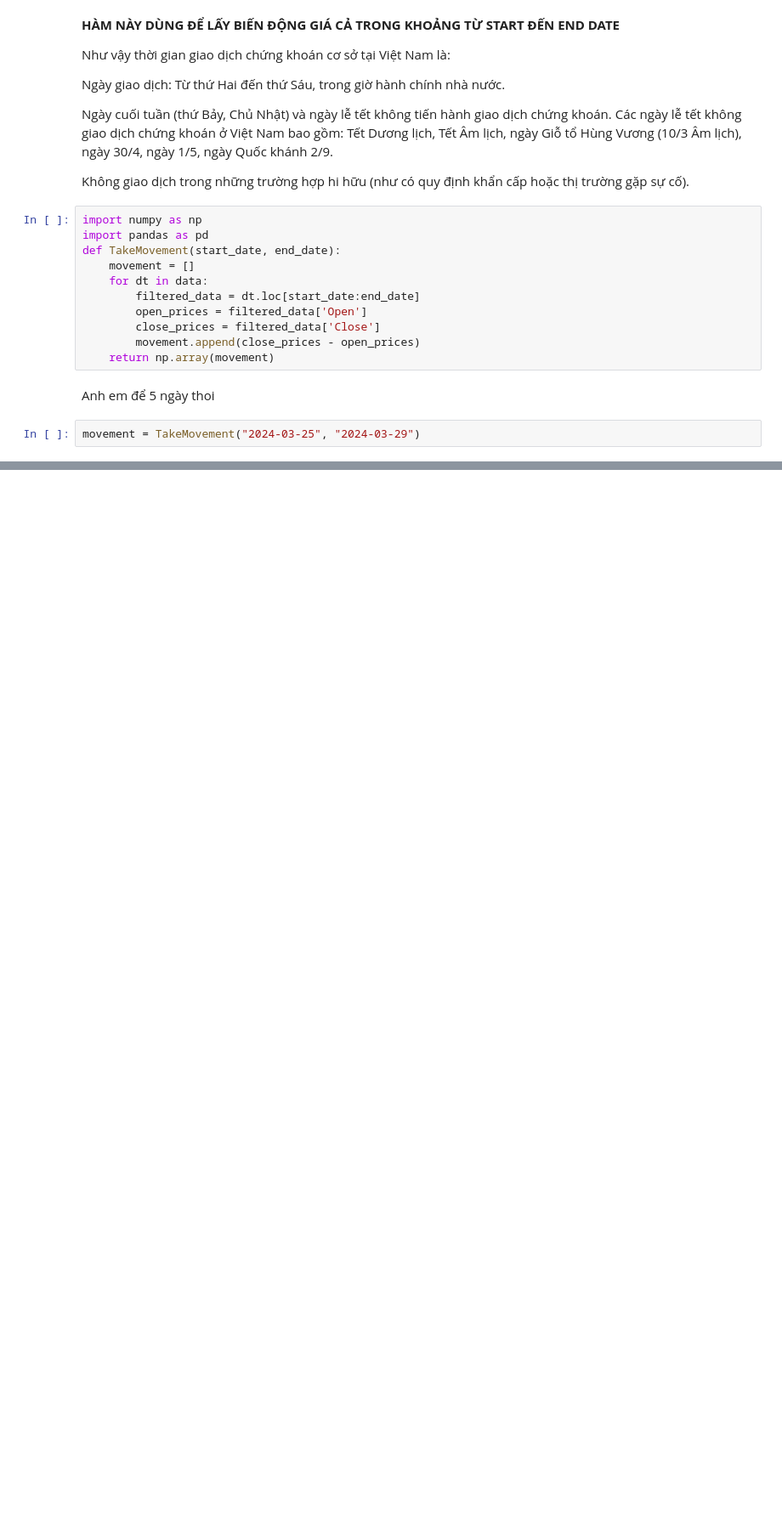
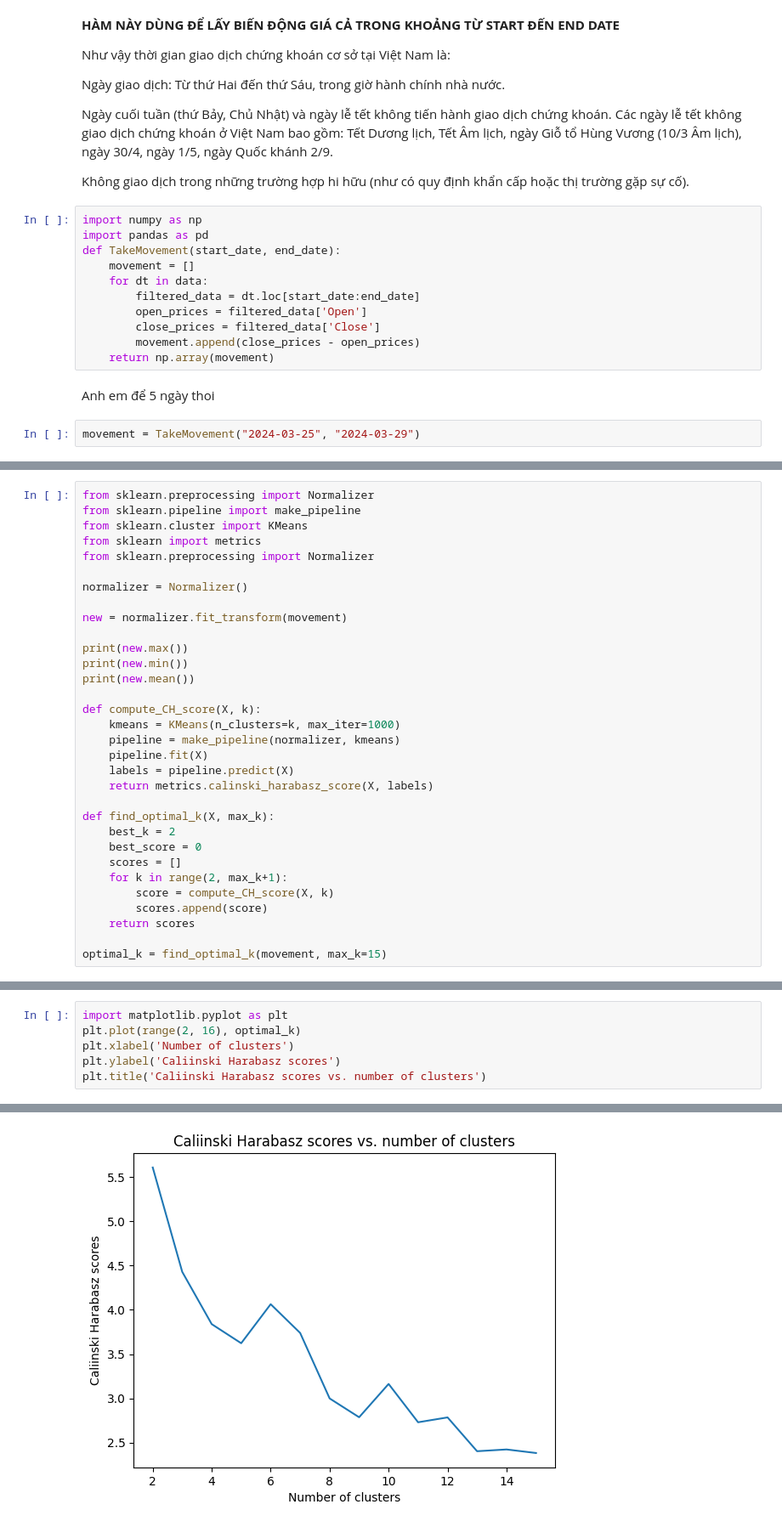
Before and after one commit to keeganhuynh/CS313.O21_Group5, a Jupyter notebook: main.ipynb, the cells around one changed output, grey strips where cells are left out. Shown at 85% size. Cells and saved outputs as stored; diff of their text form; blank space fills up the shorter version.

```diff
--- a/main.ipynb
+++ b/main.ipynb
@@ -110,0 +84,32 @@ Pipeline(steps=[('normalizer', Normalizer()),
+# %%
+from sklearn.preprocessing import Normalizer
+from sklearn.pipeline import make_pipeline
+from sklearn.cluster import KMeans
+from sklearn import metrics
+from sklearn.preprocessing import Normalizer
+
+normalizer = Normalizer()
+
+new = normalizer.fit_transform(movement)
+
+print(new.max())
+print(new.min())
+print(new.mean())
+
+def compute_CH_score(X, k):
+    kmeans = KMeans(n_clusters=k, max_iter=1000)
+    pipeline = make_pipeline(normalizer, kmeans)
+    pipeline.fit(X)
+    labels = pipeline.predict(X)
+    return metrics.calinski_harabasz_score(X, labels)
+
+def find_optimal_k(X, max_k):
+    best_k = 2
+    best_score = 0
+    scores = []
+    for k in range(2, max_k+1):
+        score = compute_CH_score(X, k)
+        scores.append(score)
+    return scores
+
+optimal_k = find_optimal_k(movement, max_k=15)
@@ -110,0 +120,7 @@ Pipeline(steps=[('normalizer', Normalizer()),
+# %%
+import matplotlib.pyplot as plt
+plt.plot(range(2, 16), optimal_k)
+plt.xlabel('Number of clusters')
+plt.ylabel('Caliinski Harabasz scores')
+plt.title('Caliinski Harabasz scores vs. number of clusters')
+# %% [output]
@@ -111 +128,2 @@ Pipeline(steps=[('normalizer', Normalizer()),
+[figure, added]
 # %%
```
Also changed, not shown: parts of 9 cells of this notebook.
